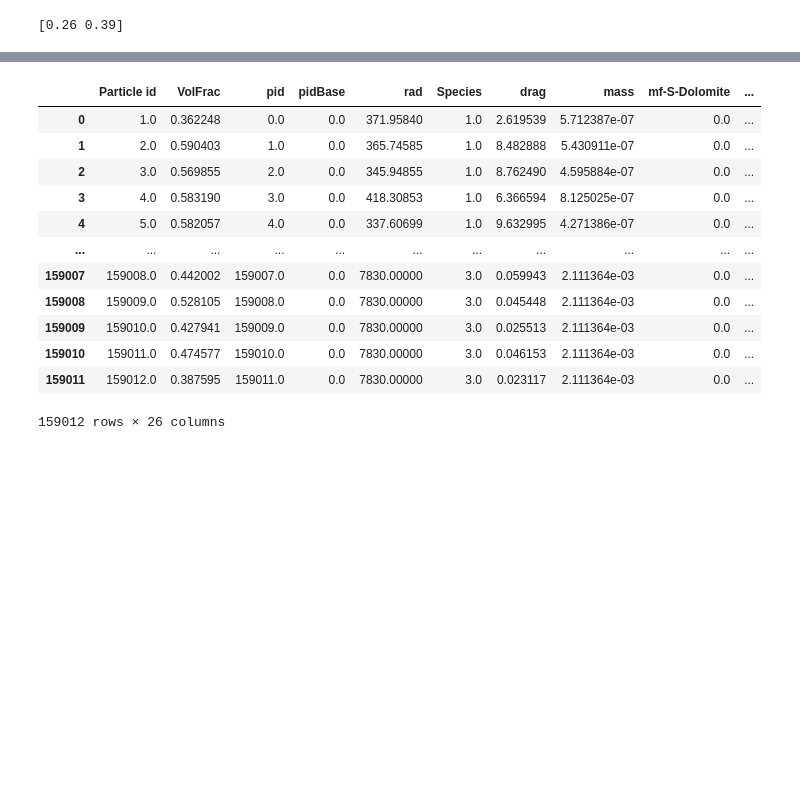
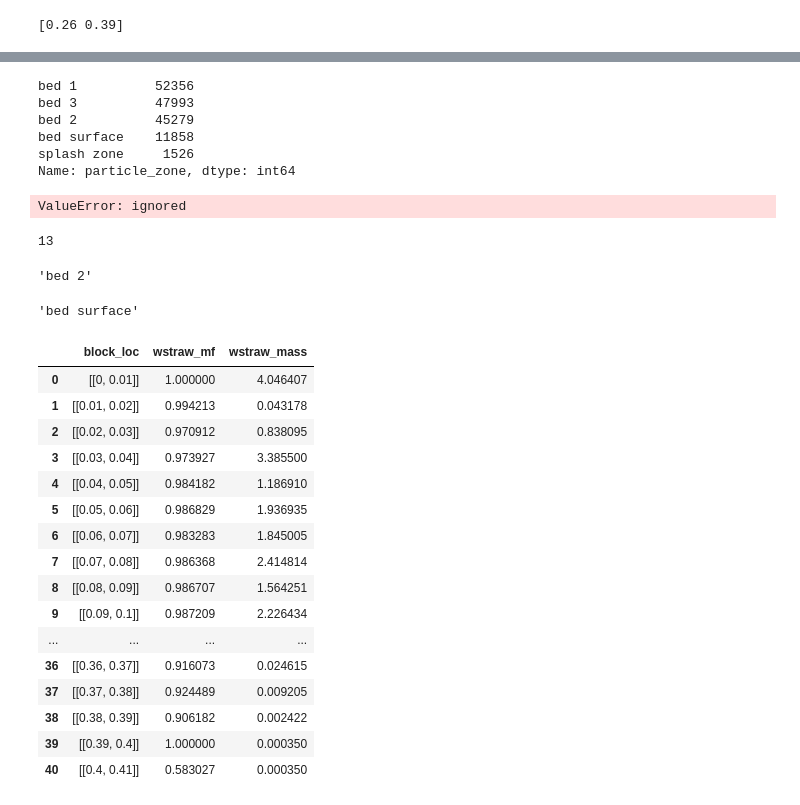
Before and after one commit to mkdevelop5002/-, a Jupyter notebook: Mixing_index_ver_1.ipynb, the cells around one changed output, grey strips where cells are left out. Drawn from its saved outputs; the diff is of its cells as text; code cells hidden in the pictures; blank space fills up the shorter version.

```diff
--- a/Mixing_index_ver_1.ipynb
+++ b/Mixing_index_ver_1.ipynb
@@ -1804,16 +1859,48 @@ Insert number of grid (ex: grid_num =3 -> 3 x 3 grid) :
 # %%
-data
+data['particle_zone'].value_counts()
 # %% [output]
-|  | Particle id | VolFrac | pid | pidBase | rad | Species | drag | mass | mf-S-Dolomite | ... |
-| 0 | 1.0 | 0.362248 | 0.0 | 0.0 | 371.95840 | 1.0 | 2.619539 | 5.712387e-07 | 0.0 | ... |
-| 1 | 2.0 | 0.590403 | 1.0 | 0.0 | 365.74585 | 1.0 | 8.482888 | 5.430911e-07 | 0.0 | ... |
-| 2 | 3.0 | 0.569855 | 2.0 | 0.0 | 345.94855 | 1.0 | 8.762490 | 4.595884e-07 | 0.0 | ... |
-| 3 | 4.0 | 0.583190 | 3.0 | 0.0 | 418.30853 | 1.0 | 6.366594 | 8.125025e-07 | 0.0 | ... |
-| 4 | 5.0 | 0.582057 | 4.0 | 0.0 | 337.60699 | 1.0 | 9.632995 | 4.271386e-07 | 0.0 | ... |
-| ... | ... | ... | ... | ... | ... | ... | ... | ... | ... | ... |
-| 159007 | 159008.0 | 0.442002 | 159007.0 | 0.0 | 7830.00000 | 3.0 | 0.059943 | 2.111364e-03 | 0.0 | ... |
-| 159008 | 159009.0 | 0.528105 | 159008.0 | 0.0 | 7830.00000 | 3.0 | 0.045448 | 2.111364e-03 | 0.0 | ... |
-| 159009 | 159010.0 | 0.427941 | 159009.0 | 0.0 | 7830.00000 | 3.0 | 0.025513 | 2.111364e-03 | 0.0 | ... |
-| 159010 | 159011.0 | 0.474577 | 159010.0 | 0.0 | 7830.00000 | 3.0 | 0.046153 | 2.111364e-03 | 0.0 | ... |
-| 159011 | 159012.0 | 0.387595 | 159011.0 | 0.0 | 7830.00000 | 3.0 | 0.023117 | 2.111364e-03 | 0.0 | ... |
-159012 rows × 26 columns
+bed 1          52356
+bed 3          47993
+bed 2          45279
+bed surface    11858
+splash zone     1526
+Name: particle_zone, dtype: int64
+# %%
+data['zone'] = data_list
+data
+# %% [output]
+ValueError: ignored
+# %%
+data['block_num'][0]
+# %% [output]
+13
+# %%
+new['particle zone'][13]
+# %% [output]
+'bed 2'
+# %%
+mf['particle zone'].iloc[28]
+# %% [output]
+'bed surface'
+# %%
+mf
+new = mf[mf.wstraw_mass != 0 ]
+new
+# %% [output]
+|  | block_loc | wstraw_mf | wstraw_mass |
+| 0 | [[0, 0.01]] | 1.000000 | 4.046407 |
+| 1 | [[0.01, 0.02]] | 0.994213 | 0.043178 |
+| 2 | [[0.02, 0.03]] | 0.970912 | 0.838095 |
+| 3 | [[0.03, 0.04]] | 0.973927 | 3.385500 |
+| 4 | [[0.04, 0.05]] | 0.984182 | 1.186910 |
+| 5 | [[0.05, 0.06]] | 0.986829 | 1.936935 |
+| 6 | [[0.06, 0.07]] | 0.983283 | 1.845005 |
+| 7 | [[0.07, 0.08]] | 0.986368 | 2.414814 |
+| 8 | [[0.08, 0.09]] | 0.986707 | 1.564251 |
+| 9 | [[0.09, 0.1]] | 0.987209 | 2.226434 |
+| ... | ... | ... | ... |
+| 36 | [[0.36, 0.37]] | 0.916073 | 0.024615 |
+| 37 | [[0.37, 0.38]] | 0.924489 | 0.009205 |
+| 38 | [[0.38, 0.39]] | 0.906182 | 0.002422 |
+| 39 | [[0.39, 0.4]] | 1.000000 | 0.000350 |
+| 40 | [[0.4, 0.41]] | 0.583027 | 0.000350 |
```
Also changed, not shown: parts of 10 cells of this notebook.
